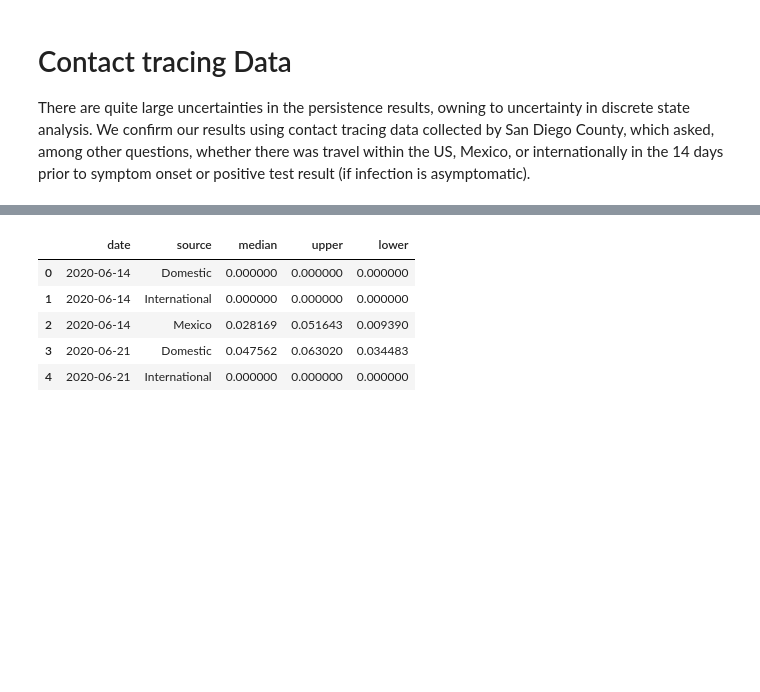
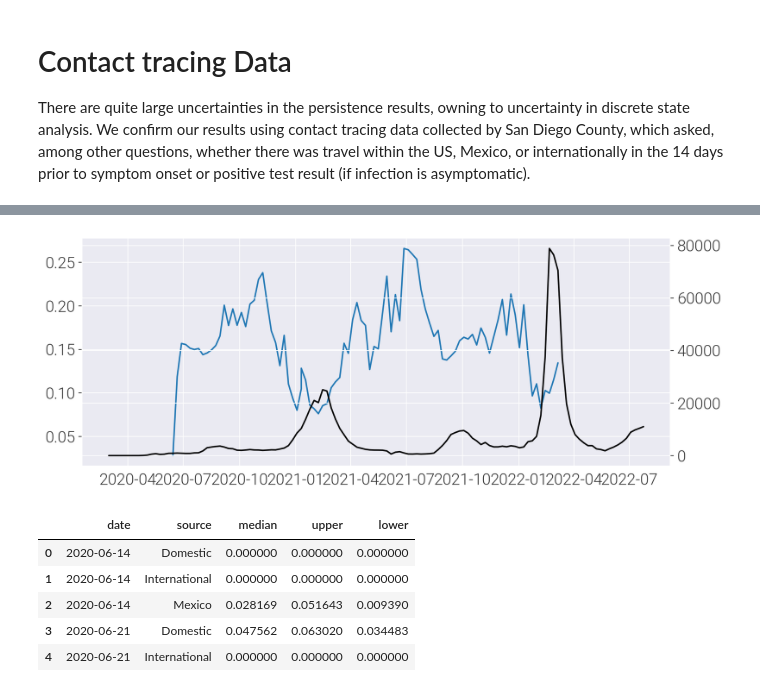
Before and after one commit to andersen-lab/project_2023_SARS-CoV-2_Connectivity, a Jupyter notebook: analyses/figureS6_persistance.ipynb, the cells around one changed output, grey strips where cells are left out. Drawn from its saved outputs; the diff is of its cells as text; code cells hidden in the pictures; blank space fills up the shorter version.

```diff
--- a/analyses/figureS6_persistance.ipynb
+++ b/analyses/figureS6_persistance.ipynb
@@ -171,3 +244,12 @@ print( views["percent_travel"].mean() )
+# %%
+fig, ax = plt.subplots( dpi=200, figsize=(10,4) )
+ax.plot( "week", "percent_travel", data=views )
+ax2 = ax.twinx()
+ax2.plot( sd["week"], sd["cases"].shift(6) , color="black" )
+plt.tight_layout()
+plt.show()
+# %% [output]
+[figure, added]
 # %%
 def generate_list_from_values( entry ):
     entry_none = entry["cases_interviewed"] - entry["Domestic"] - entry["Mexico"] - entry["International"]
```
Also changed, not shown: parts of 6 cells of this notebook, 17 other files.
